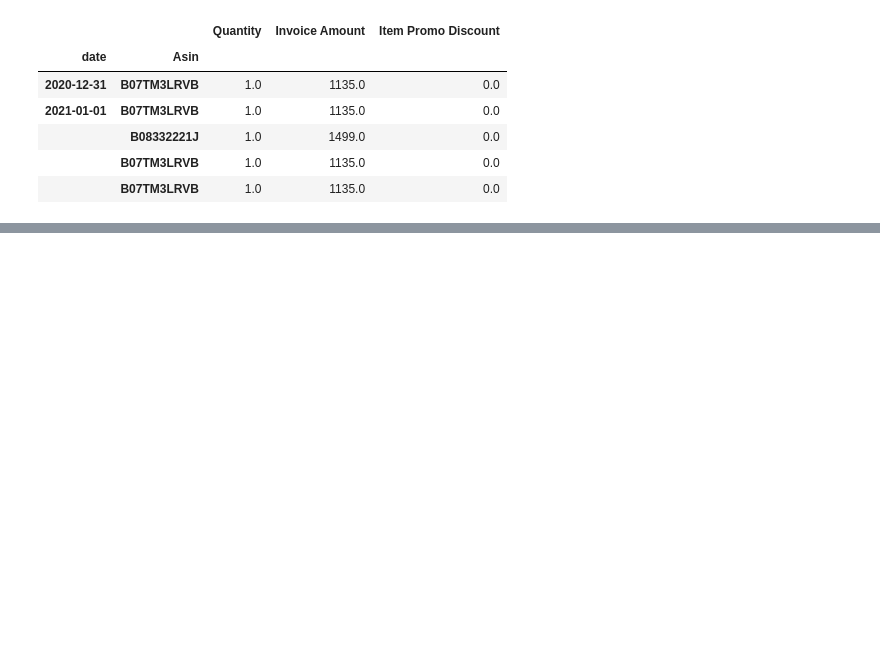
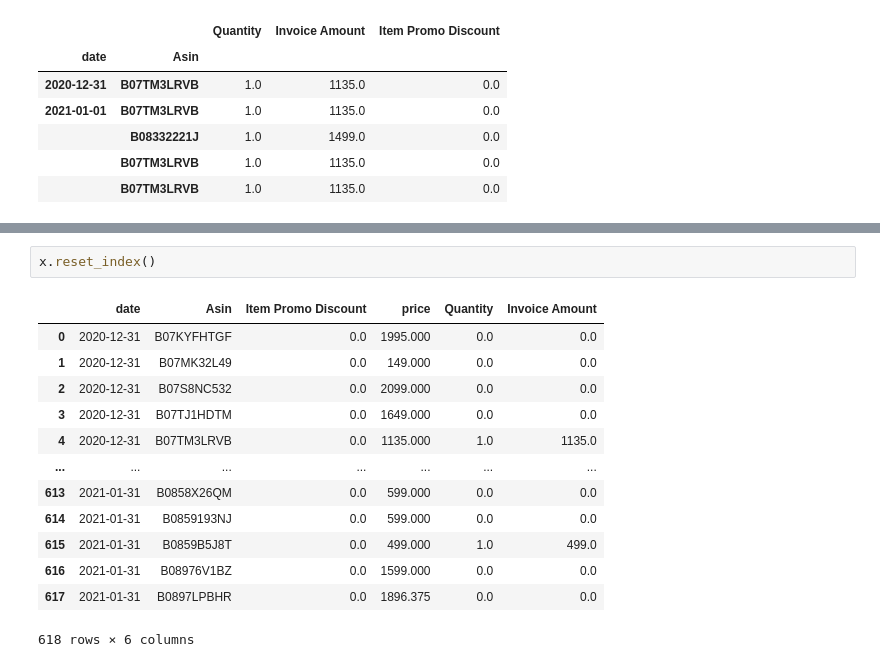
Before and after one commit to akshaypt7/amazon_sales_prediction, a Jupyter notebook: my_project_01_1.ipynb, the cells around one changed output, grey strips where cells are left out. Drawn from its saved outputs; the diff is of its cells as text; blank space fills up the shorter version.

```diff
--- a/my_project_01_1.ipynb
+++ b/my_project_01_1.ipynb
@@ -544,0 +587,16 @@ df_2
+# %%
+x.reset_index()
+# %% [output]
+|  | date | Asin | Item Promo Discount | price | Quantity | Invoice Amount |
+| 0 | 2020-12-31 | B07KYFHTGF | 0.0 | 1995.000 | 0.0 | 0.0 |
+| 1 | 2020-12-31 | B07MK32L49 | 0.0 | 149.000 | 0.0 | 0.0 |
+| 2 | 2020-12-31 | B07S8NC532 | 0.0 | 2099.000 | 0.0 | 0.0 |
+| 3 | 2020-12-31 | B07TJ1HDTM | 0.0 | 1649.000 | 0.0 | 0.0 |
+| 4 | 2020-12-31 | B07TM3LRVB | 0.0 | 1135.000 | 1.0 | 1135.0 |
+| ... | ... | ... | ... | ... | ... | ... |
+| 613 | 2021-01-31 | B0858X26QM | 0.0 | 599.000 | 0.0 | 0.0 |
+| 614 | 2021-01-31 | B0859193NJ | 0.0 | 599.000 | 0.0 | 0.0 |
+| 615 | 2021-01-31 | B0859B5J8T | 0.0 | 499.000 | 1.0 | 499.0 |
+| 616 | 2021-01-31 | B08976V1BZ | 0.0 | 1599.000 | 0.0 | 0.0 |
+| 617 | 2021-01-31 | B0897LPBHR | 0.0 | 1896.375 | 0.0 | 0.0 |
+618 rows × 6 columns
```
Also changed, not shown: parts of 85 cells of this notebook.
